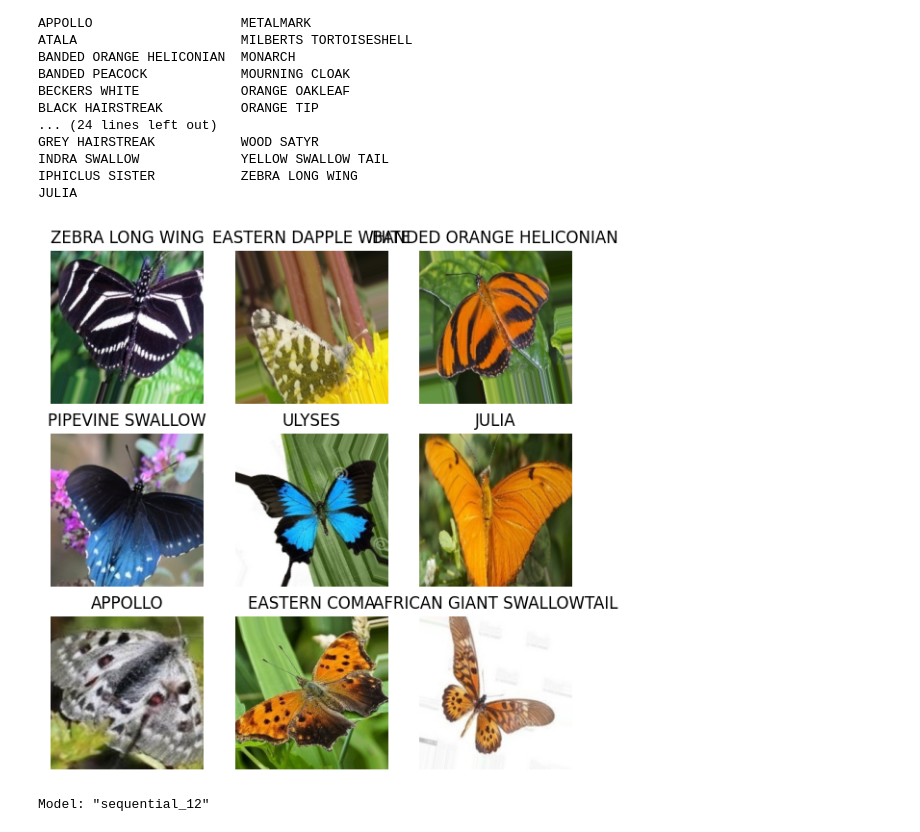
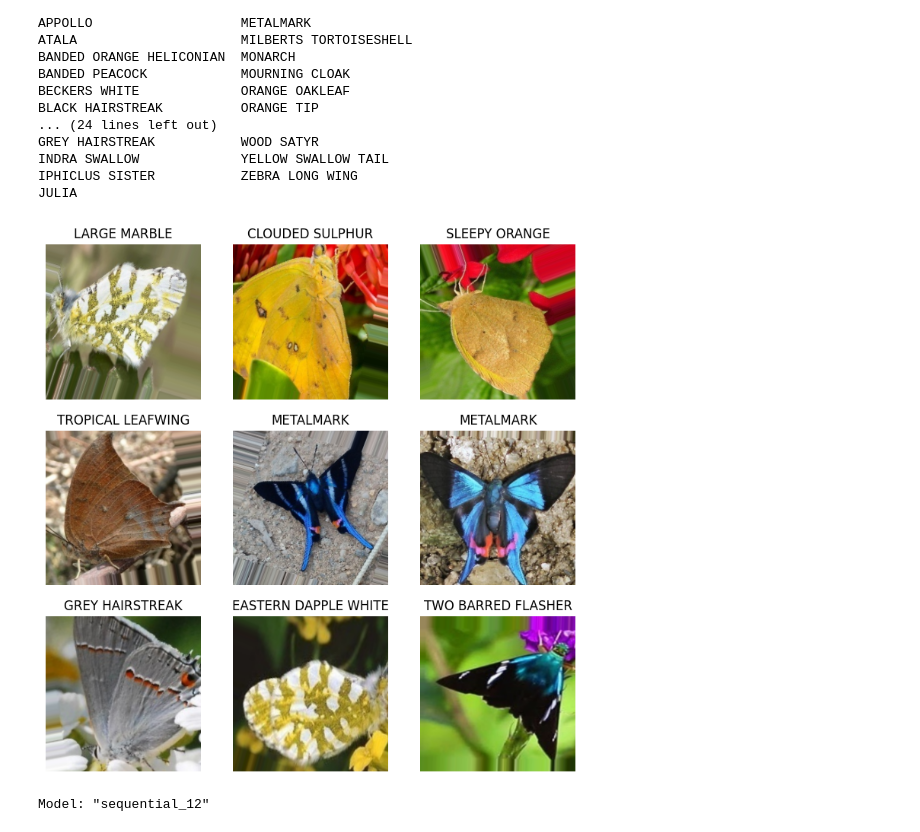
Before and after one commit to TheodoraSirbu/Machine-Learning, a Jupyter notebook: Deep Learning - Clasificarea claselor de fluturi/Analiza_Continutului_Imaginilor_Deep_Learning.ipynb, the cells around one changed output. Cells and saved outputs as stored; diff of their text form; code cells hidden in the pictures.

```diff
--- a/Deep Learning - Clasificarea claselor de fluturi/Analiza_Continutului_Imaginilor_Deep_Learning.ipynb
+++ b/Deep Learning - Clasificarea claselor de fluturi/Analiza_Continutului_Imaginilor_Deep_Learning.ipynb
@@ -188,22 +188,22 @@ JULIA
 # %%
 # Funcție pentru afișarea unui batch de imagini și etichete
 def show_batch(generator, n=9):
     images, labels = next(generator)  # extragem un batch
-    plt.figure(figsize=(7, 7))
+    plt.figure(figsize=(9, 9))
     for i in range(n):
         ax = plt.subplot(3, 3, i + 1)
         plt.imshow(images[i])
         # Afișăm eticheta (clasa) corespunzătoare
         label_index = labels[i].argmax()
         class_name = list(generator.class_indices.keys())[label_index]
         plt.title(class_name)
         plt.axis("off")
     plt.show()
 
 # Apelăm funcția pentru train_generator (care are augmentare)
 show_batch(train_generator)
 # %% [output]
-[figure, old version]
+[figure, new version]
 # %%
 # Metoda 1 - CNN simplu - personalizat
 # Obține numărul de clase din generator
```
Also changed, not shown: parts of 4 cells of this notebook.
